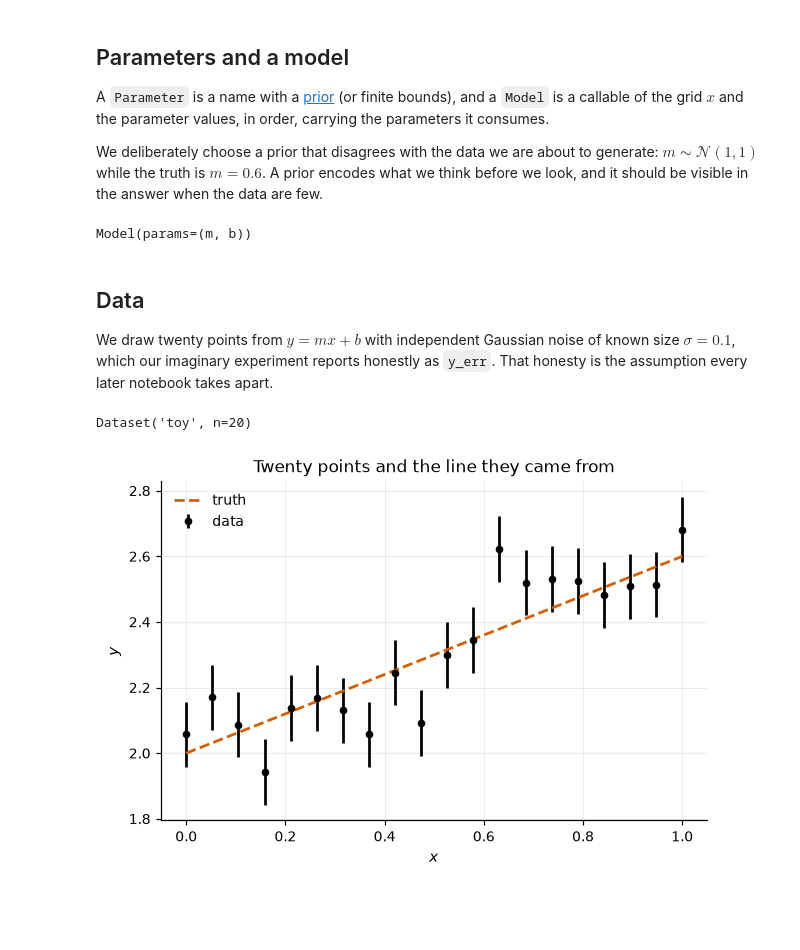
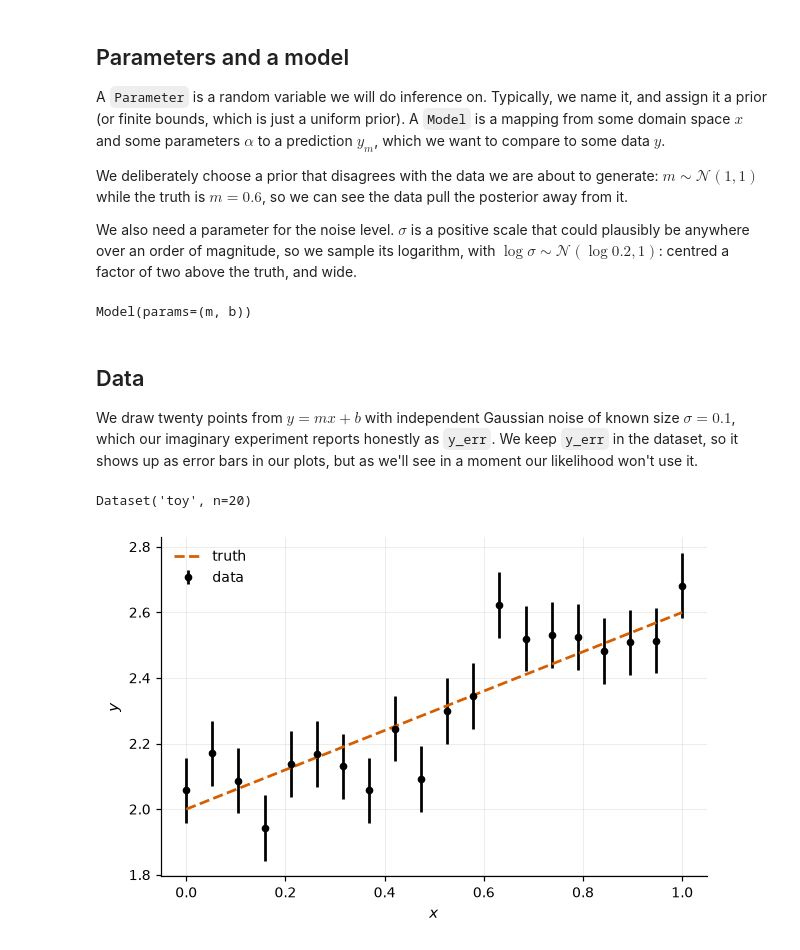
Before and after one commit to beykyle/rxmc, a Jupyter notebook: examples/linear_calibration.ipynb, the cells around one changed output. Cells and saved outputs as stored; diff of their text form; code cells hidden in the pictures; blank space fills up the shorter version.

```diff
--- a/examples/linear_calibration.ipynb
+++ b/examples/linear_calibration.ipynb
@@ -27,15 +21,11 @@ plotstyle.use()
 # %% [markdown]
 ## Parameters and a model
 
-A `Parameter` is a name with a
-[prior](https://en.wikipedia.org/wiki/Prior_probability) (or finite bounds),
-and a `Model` is a callable of the grid $x$ and the parameter values, in order,
-carrying the parameters it consumes.
+A `Parameter` is a random variable we will do inference on. Typically, we name it, and assign it a prior (or finite bounds, which is just a uniform prior). A `Model` is a mapping from some domain space $x$ and some parameters $\alpha$ to a prediction $y_{m}$, which we want to compare to some data $y$.
 
-We deliberately choose a prior that disagrees with the data we are about to
-generate: $m \sim \mathcal{N}(1, 1)$ while the truth is $m = 0.6$.  A prior
-encodes what we think before we look, and it should be visible in the answer
-when the data are few.
+We deliberately choose a prior that disagrees with the data we are about to generate: $m \sim \mathcal{N}(1, 1)$ while the truth is $m = 0.6$, so we can see the data pull the posterior away from it.
+
+We also need a parameter for the noise level. $\sigma$ is a positive scale that could plausibly be anywhere over an order of magnitude, so we sample its logarithm, with $\log\sigma \sim \mathcal{N}(\log 0.2, 1)$: centred a factor of two above the truth, and wide.
 # %%
 m = rx.Parameter("m", prior=stats.norm(1.0, 1.0), latex="m")
 b = rx.Parameter("b", prior=stats.norm(1.0, 1.0), latex="b")
@@ -48,13 +41,14 @@ Model(params=(m, b))
 
 We draw twenty points from $y = m x + b$ with independent Gaussian noise of
 known size $\sigma = 0.1$, which our imaginary experiment reports honestly as
-`y_err`.  That honesty is the assumption every later notebook takes apart.
+`y_err`.  We keep `y_err` in the dataset, so it shows up as error bars in our
+plots, but as we'll see in a moment our likelihood won't use it.
 # %%
 rng = np.random.default_rng(49)
-truth = {"m": 0.6, "b": 2.0}
+sigma = 0.1
+truth = {"m": 0.6, "b": 2.0, "log_sigma": np.log(sigma)}
 x = np.linspace(0.0, 1.0, 20)
 y_true = truth["m"] * x + truth["b"]
-sigma = 0.1
 data = rx.Dataset(
     x, y_true + rng.normal(0.0, sigma, x.size), sigma * np.ones(x.size), label="toy"
 )
@@ -64,12 +58,12 @@ Dataset('toy', n=20)
 # %%
 fig, ax = plt.subplots()
 ax.errorbar(data.x, data.y, data.y_err, fmt="o", color="k", label="data")
 ax.plot(x, y_true, "--", color=plotstyle.COLOURS[1], label="truth")
-ax.set(xlabel="$x$", ylabel="$y$", title="Twenty points and the line they came from")
+ax.set(xlabel="$x$", ylabel="$y$")
 ax.legend()
 plt.show()
 # %% [output]
-[figure, old version]
+[figure, new version]
 # %% [markdown]
 ## A comparison, a constraint and a problem
 
```
Also changed, not shown: parts of 22 cells of this notebook.
